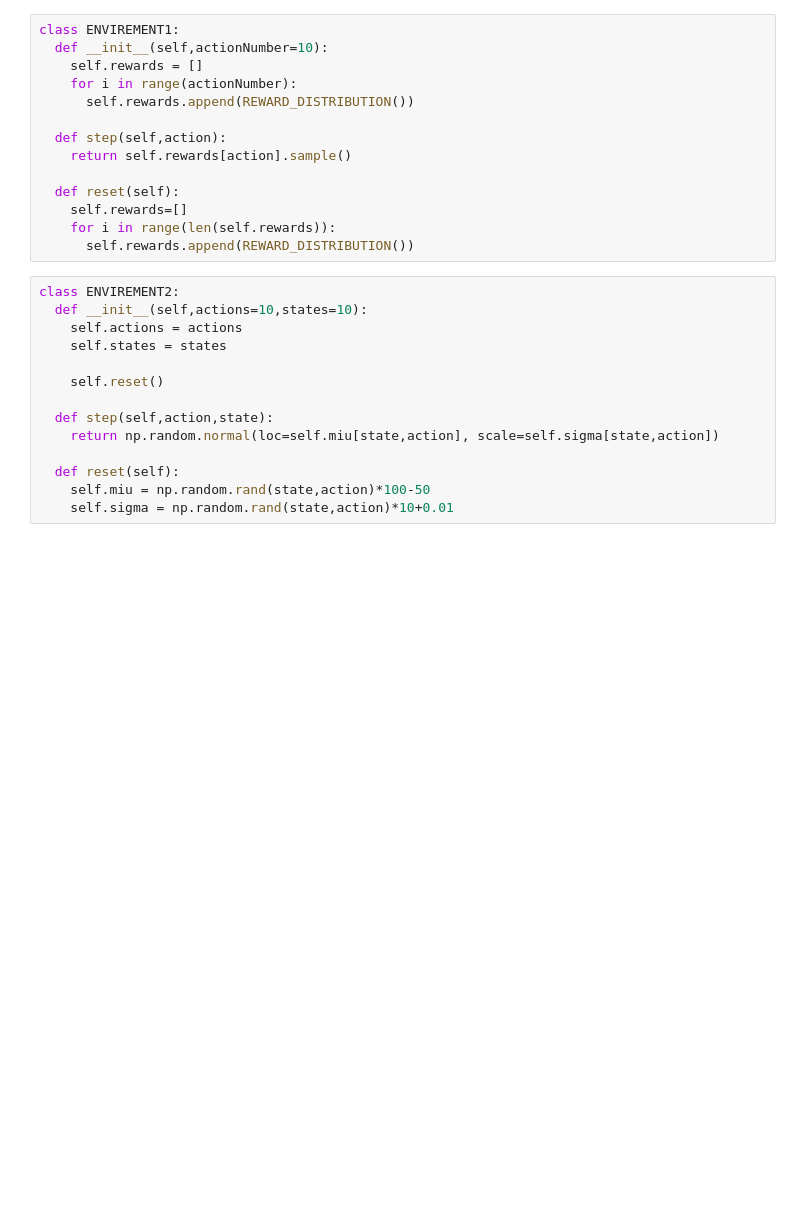
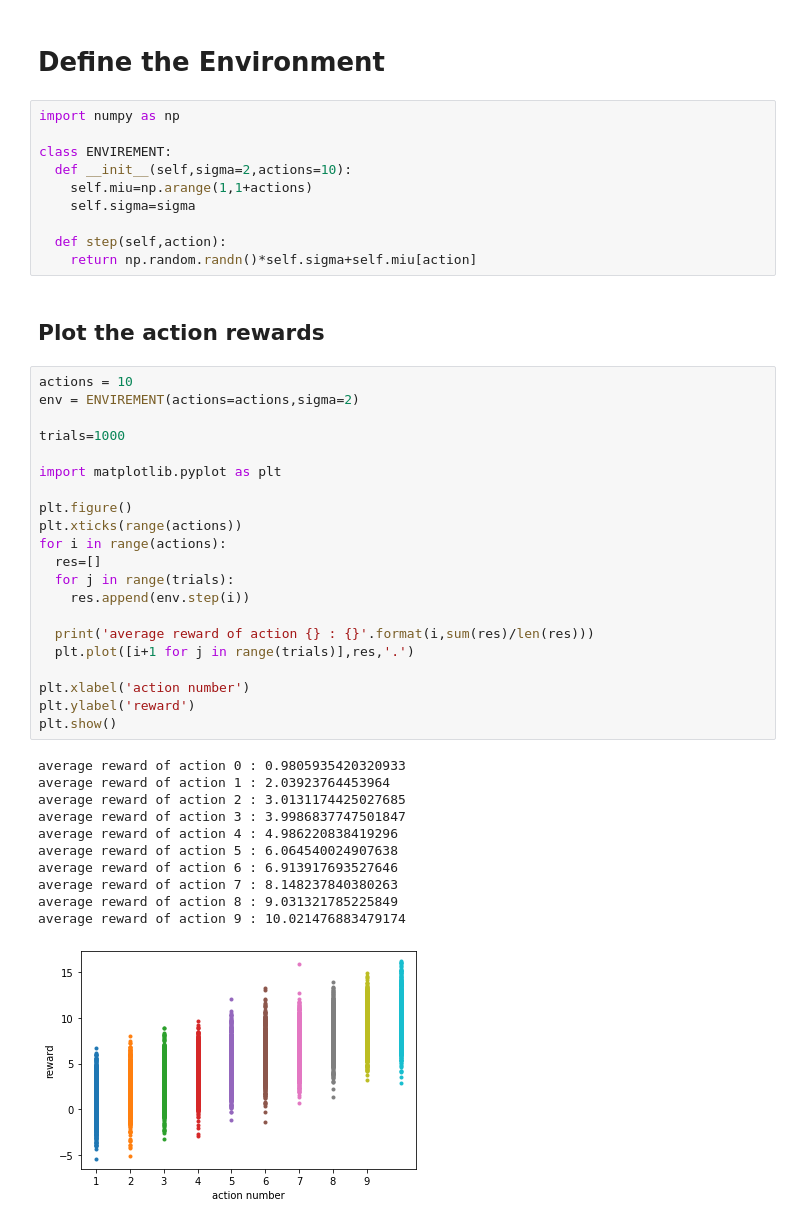
Before and after one commit to rezakarbasi/Course_RL_S2021, a Jupyter notebook: 2- n armed bandit/2- Multi armed bandit.ipynb, the cells around one changed output. Cells and saved outputs as stored; diff of their text form; blank space fills up the shorter version.

```diff
--- a/2- n armed bandit/2- Multi armed bandit.ipynb
+++ b/2- n armed bandit/2- Multi armed bandit.ipynb
@@ -19,28 +1,47 @@ class REWARD_DISTRIBUTION:
-# %%
-class ENVIREMENT1:
-  def __init__(self,actionNumber=10):
-    self.rewards = []
-    for i in range(actionNumber):
-      self.rewards.append(REWARD_DISTRIBUTION())
-
-  def step(self,action):
-    return self.rewards[action].sample()
-
-  def reset(self):
-    self.rewards=[]
-    for i in range(len(self.rewards)):
-      self.rewards.append(REWARD_DISTRIBUTION())
-# %%
-class ENVIREMENT2:
-  def __init__(self,actions=10,states=10):
-    self.actions = actions
-    self.states = states
-
-    self.reset()
-
-  def step(self,action,state):
-    return np.random.normal(loc=self.miu[state,action], scale=self.sigma[state,action])
-
-  def reset(self):
-    self.miu = np.random.rand(state,action)*100-50
-    self.sigma = np.random.rand(state,action)*10+0.01
+# %% [markdown]
+# Define the Environment
+# %%
+import numpy as np
+
+class ENVIREMENT:
+  def __init__(self,sigma=2,actions=10):
+    self.miu=np.arange(1,1+actions)
+    self.sigma=sigma
+
+  def step(self,action):
+    return np.random.randn()*self.sigma+self.miu[action]
+# %% [markdown]
+## Plot the action rewards
+# %%
+actions = 10
+env = ENVIREMENT(actions=actions,sigma=2)
+
+trials=1000
+
+import matplotlib.pyplot as plt
+
+plt.figure()
+plt.xticks(range(actions))
+for i in range(actions):
+  res=[]
+  for j in range(trials):
+    res.append(env.step(i))
+
+  print('average reward of action {} : {}'.format(i,sum(res)/len(res)))
+  plt.plot([i+1 for j in range(trials)],res,'.')
+
+plt.xlabel('action number')
+plt.ylabel('reward')
+plt.show()
+# %% [output]
+average reward of action 0 : 0.9805935420320933
+average reward of action 1 : 2.03923764453964
+average reward of action 2 : 3.0131174425027685
+average reward of action 3 : 3.9986837747501847
+average reward of action 4 : 4.986220838419296
+average reward of action 5 : 6.064540024907638
+average reward of action 6 : 6.913917693527646
+average reward of action 7 : 8.148237840380263
+average reward of action 8 : 9.031321785225849
+average reward of action 9 : 10.021476883479174
+[figure, added]
```
Also changed, not shown: parts of 9 cells of this notebook.
